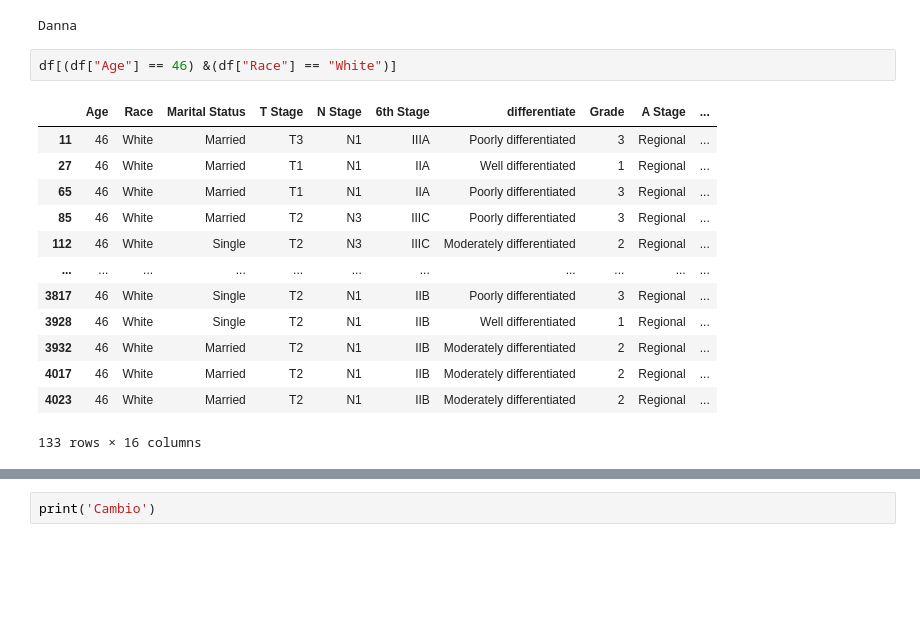
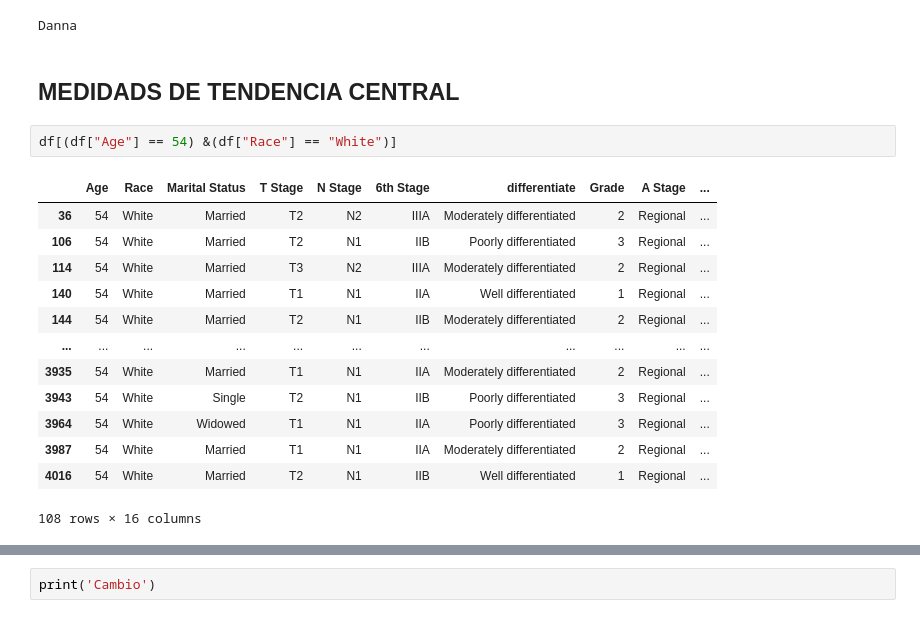
Before and after one commit to TheLudway/cancer-de-mama, a Jupyter notebook: Kaggle_Danna.ipynb, the cells around one changed output, grey strips where cells are left out. Cells and saved outputs as stored; diff of their text form; blank space fills up the shorter version.

Commit message:
medidas de tendencia

```diff
--- a/Kaggle_Danna.ipynb
+++ b/Kaggle_Danna.ipynb
@@ -50,19 +50,21 @@ Index(['Age', 'Race', 'Marital Status', 'T Stage ', 'N Stage', '6th Stage',
 print("Danna")
 # %% [output]
 Danna
+# %% [markdown]
+## MEDIDADS DE TENDENCIA CENTRAL
 # %%
-df[(df["Age"] == 46) &(df["Race"] == "White")]
+df[(df["Age"] == 54) &(df["Race"] == "White")]
 # %% [output]
 |  | Age | Race | Marital Status | T Stage | N Stage | 6th Stage | differentiate | Grade | A Stage | ... |
-| 11 | 46 | White | Married | T3 | N1 | IIIA | Poorly differentiated | 3 | Regional | ... |
-| 27 | 46 | White | Married | T1 | N1 | IIA | Well differentiated | 1 | Regional | ... |
-| 65 | 46 | White | Married | T1 | N1 | IIA | Poorly differentiated | 3 | Regional | ... |
-| 85 | 46 | White | Married | T2 | N3 | IIIC | Poorly differentiated | 3 | Regional | ... |
-| 112 | 46 | White | Single | T2 | N3 | IIIC | Moderately differentiated | 2 | Regional | ... |
+| 36 | 54 | White | Married | T2 | N2 | IIIA | Moderately differentiated | 2 | Regional | ... |
+| 106 | 54 | White | Married | T2 | N1 | IIB | Poorly differentiated | 3 | Regional | ... |
+| 114 | 54 | White | Married | T3 | N2 | IIIA | Moderately differentiated | 2 | Regional | ... |
+| 140 | 54 | White | Married | T1 | N1 | IIA | Well differentiated | 1 | Regional | ... |
+| 144 | 54 | White | Married | T2 | N1 | IIB | Moderately differentiated | 2 | Regional | ... |
 | ... | ... | ... | ... | ... | ... | ... | ... | ... | ... | ... |
-| 3817 | 46 | White | Single | T2 | N1 | IIB | Poorly differentiated | 3 | Regional | ... |
-| 3928 | 46 | White | Single | T2 | N1 | IIB | Well differentiated | 1 | Regional | ... |
-| 3932 | 46 | White | Married | T2 | N1 | IIB | Moderately differentiated | 2 | Regional | ... |
-| 4017 | 46 | White | Married | T2 | N1 | IIB | Moderately differentiated | 2 | Regional | ... |
-| 4023 | 46 | White | Married | T2 | N1 | IIB | Moderately differentiated | 2 | Regional | ... |
+| 3935 | 54 | White | Married | T1 | N1 | IIA | Moderately differentiated | 2 | Regional | ... |
+| 3943 | 54 | White | Single | T2 | N1 | IIB | Poorly differentiated | 3 | Regional | ... |
+| 3964 | 54 | White | Widowed | T1 | N1 | IIA | Poorly differentiated | 3 | Regional | ... |
+| 3987 | 54 | White | Married | T1 | N1 | IIA | Moderately differentiated | 2 | Regional | ... |
+| 4016 | 54 | White | Married | T2 | N1 | IIB | Well differentiated | 1 | Regional | ... |
-133 rows × 16 columns
+108 rows × 16 columns
```
Also changed, not shown: parts of 12 cells of this notebook.
